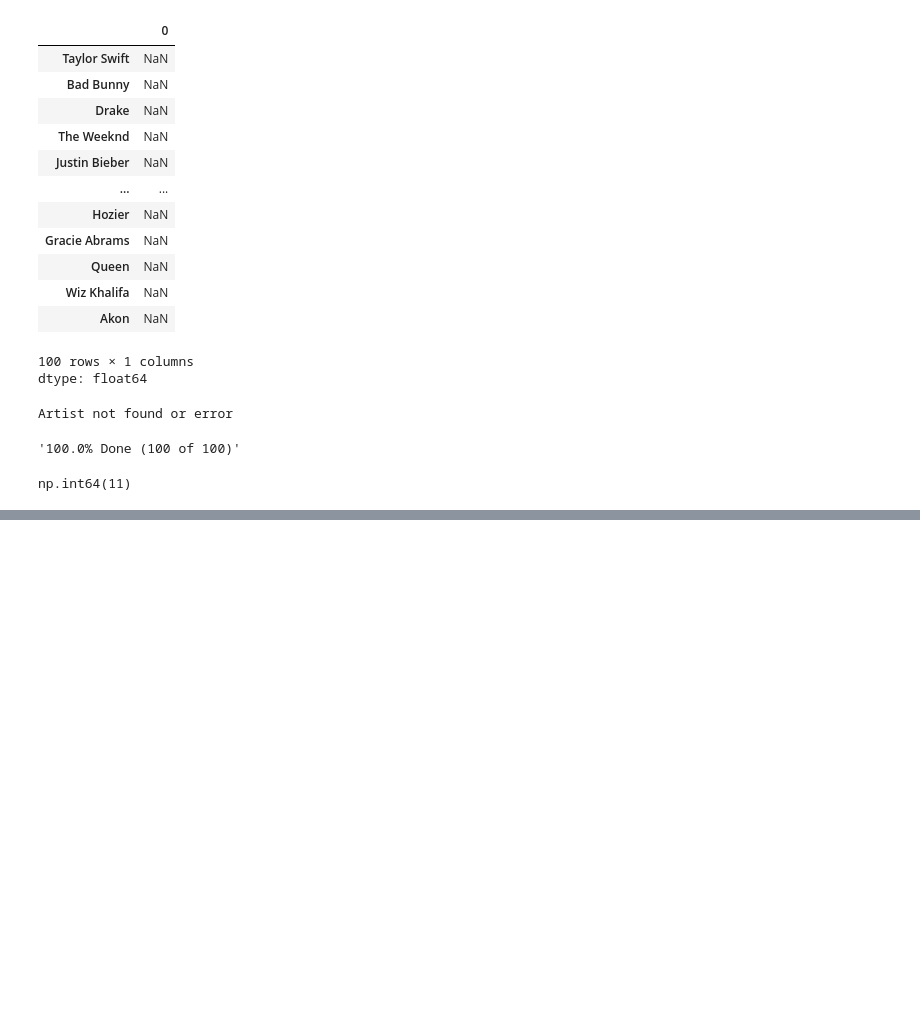
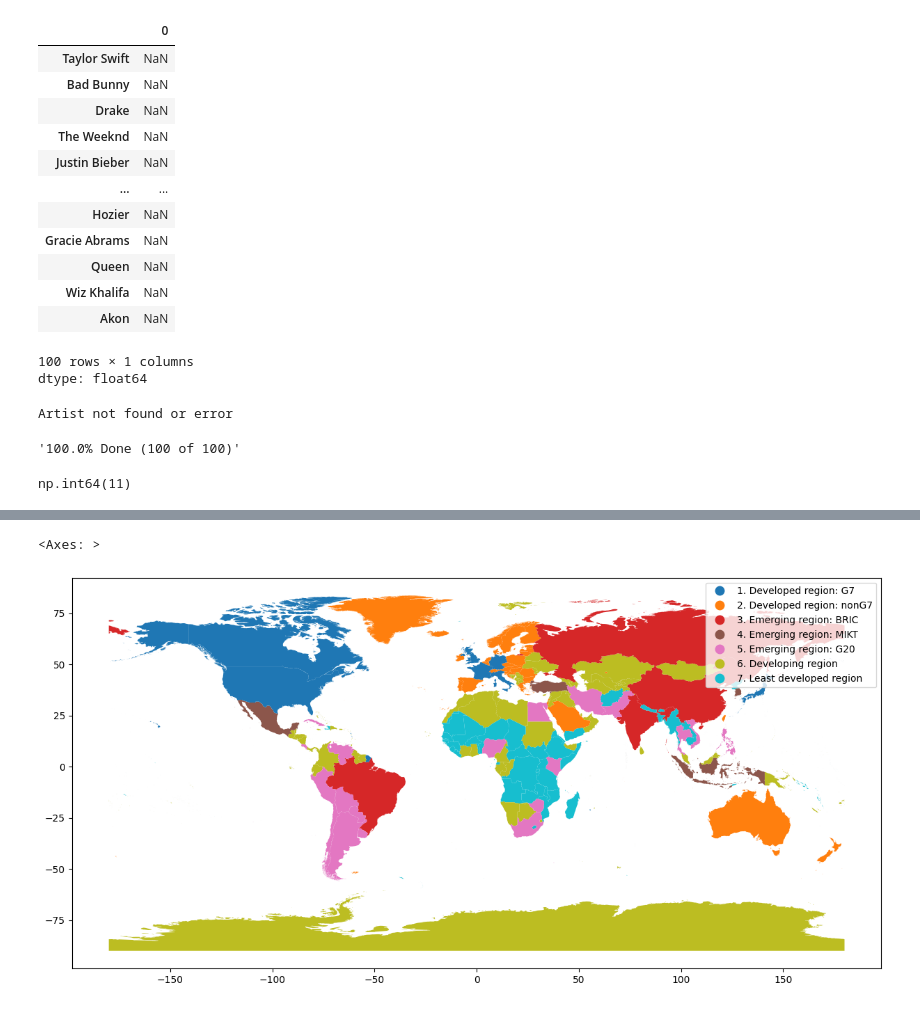
Before and after one commit to prokope/learning-data-science, a Jupyter notebook: eda.ipynb, the cells around one changed output, grey strips where cells are left out. Drawn from its saved outputs; the diff is of its cells as text; code cells hidden in the pictures; blank space fills up the shorter version.

```diff
--- a/eda.ipynb
+++ b/eda.ipynb
@@ -730,0 +783,5 @@ artists_nationalities
+# %%
+gdf = gpd.read_file('ne_10m_admin_0_map_units.json')
+
+# gdf.head(20)
+gdf['ECONOMY'].head()
@@ -730,0 +796,5 @@ artists_nationalities
+# %%
+gdf.plot(column='ECONOMY', figsize=(15,15), legend=True)
+# %% [output]
+<Axes: >
+[figure, added]
```
Also changed, not shown: parts of 15 cells of this notebook.
